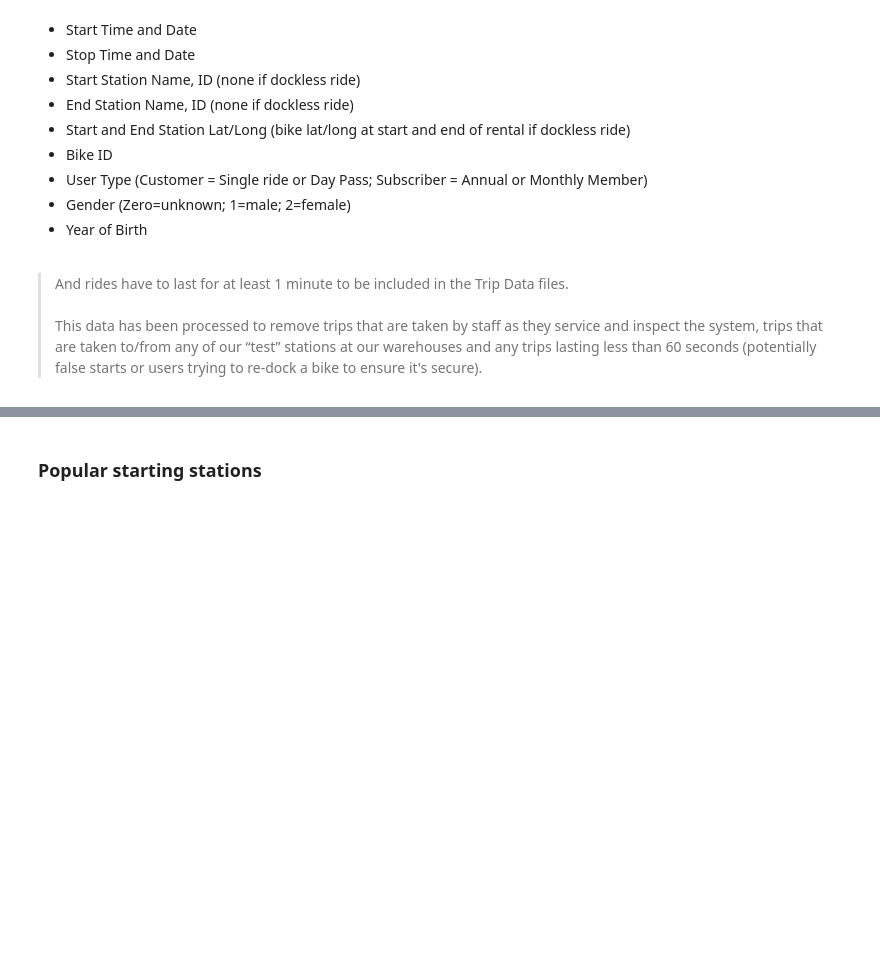
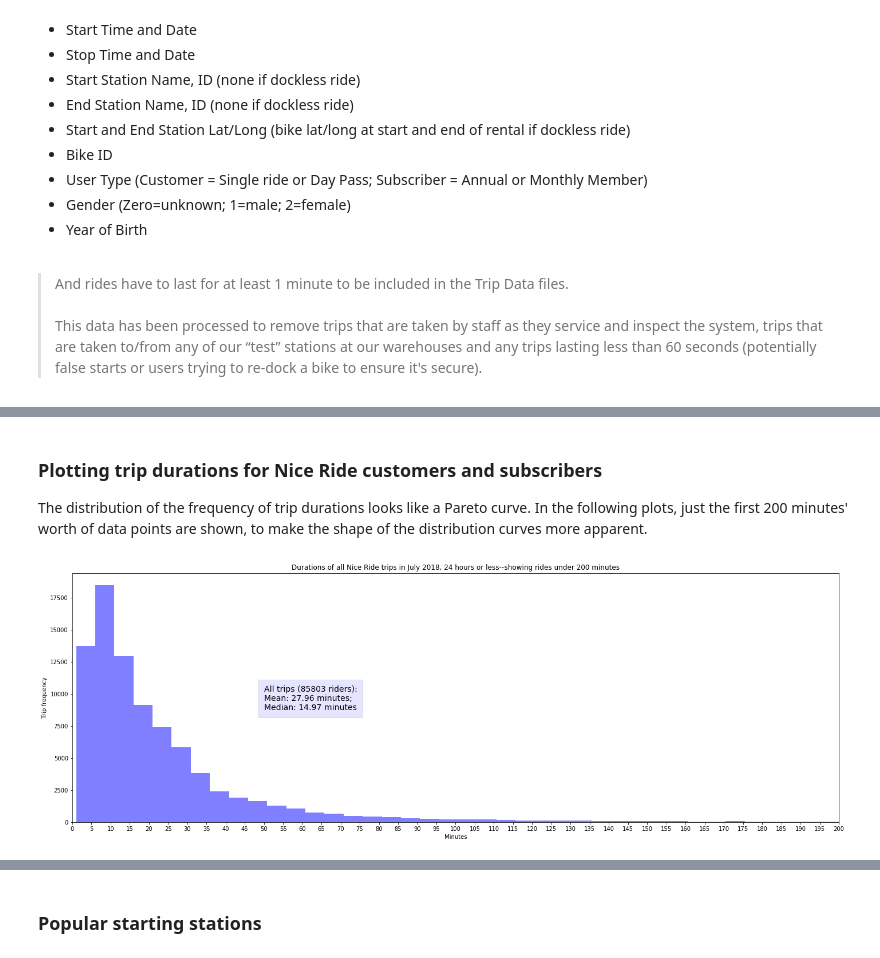
Before and after one commit to iamjeremybe/thinkful_data_science, a Jupyter notebook: Capstone 1/First Capstone - Analyzing Nice Ride data.ipynb, the cells around one changed output, grey strips where cells are left out. Cells and saved outputs as stored; diff of their text form; code cells hidden in the pictures; blank space fills up the shorter version.

```diff
--- a/Capstone 1/First Capstone - Analyzing Nice Ride data.ipynb
+++ b/Capstone 1/First Capstone - Analyzing Nice Ride data.ipynb
@@ -51,0 +492,11 @@ In addition to the more obviously recreational stations (discussed in more detai
+# %% [markdown]
+### Plotting trip durations for Nice Ride customers and subscribers
+
+The distribution of the frequency of trip durations looks like a Pareto curve. In the following plots, just the first 200 minutes' worth of data points are shown, to make the shape of the distribution curves more apparent.
+# %%
+# (Also capture the limits of the y-axis so we can use them in subsequent trip duration plots)
+duration_all_ylim_min, duration_all_ylim_max = duration_histogram(df_one_day_duration,
+                                                                  barcolor='blue',
+                                                                  x_lim=200)
+# %% [output]
+[figure, added]
```
Also changed, not shown: parts of 88 cells of this notebook.
